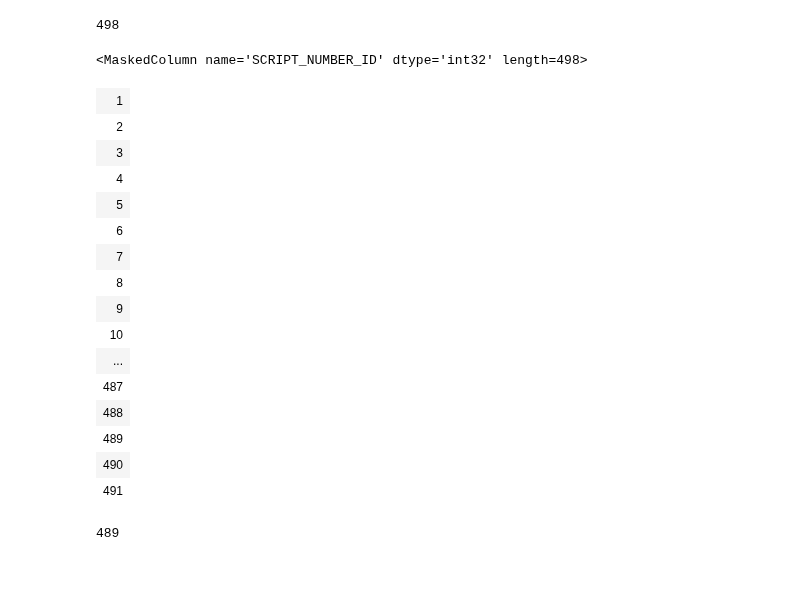
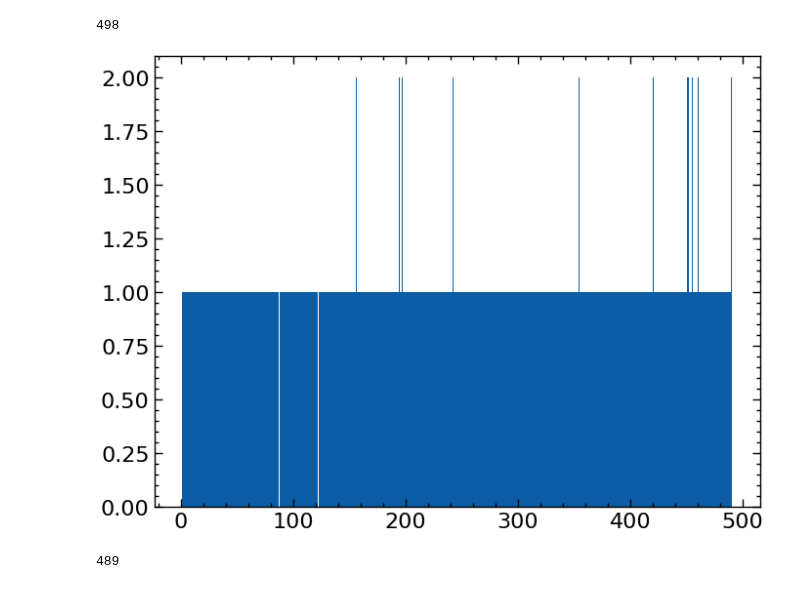
Before and after one commit to Chisen-Lupus/dwarf_agn_cosmos, a Jupyter notebook: hsc-ssp_specz.ipynb, the cells around one changed output. Drawn from its saved outputs; the diff is of its cells as text; code cells hidden in the pictures.

```diff
--- a/hsc-ssp_specz.ipynb
+++ b/hsc-ssp_specz.ipynb
@@ -68,11 +71,11 @@ from astroquery.simbad import Simbad
 
 # Add the redshift information
 customSimbad = Simbad()
-customSimbad.add_votable_fields('rvz_qual','rvz_wavelength','z_value')
+customSimbad.add_votable_fields('rvz_qual','rvz_wavelength','z_value', 'rvz_bibcode')
 
 result_table = customSimbad.query_region(cat_agn, radius=0.5*u.arcsec)
 
-# Sources with RVZ_WAVELENGTH == 'O' or rvz_qual!='E' should have an optical spectrum
+# Sources with RVZ_WAVELENGTH == 'O' and rvz_qual!='E' should have an optical spectrum
 print(len(result_table[result_table['RVZ_WAVELENGTH']=='O']))
 
 mask_spec_simbad = (result_table['RVZ_WAVELENGTH']=='O') & (result_table['RVZ_QUAL']!='E')
@@ -104,28 +107,16 @@ Table length=498
 len(result_table['SCRIPT_NUMBER_ID'])
 # %% [output]
 498
+# %%
+# check if almost each item has a return
+
+plt.hist(result_table['SCRIPT_NUMBER_ID'], bins=490);
+# %% [output]
+[figure, added]
 # %%
 unq, unq_idx, unq_cnt = np.unique(result_table['SCRIPT_NUMBER_ID'], return_inverse=True, return_counts=True)
 
-result_table['SCRIPT_NUMBER_ID'] #[unq_cnt>1]
+# result_table['SCRIPT_NUMBER_ID'] #[unq_cnt>1]
-# %% [output]
-<MaskedColumn name='SCRIPT_NUMBER_ID' dtype='int32' length=498>
-| 1 |
-| 2 |
-| 3 |
-| 4 |
-| 5 |
-| 6 |
-| 7 |
-| 8 |
-| 9 |
-| 10 |
-| ... |
-| 487 |
-| 488 |
-| 489 |
-| 490 |
-| 491 |
 # %%
 len(unq_cnt)
 # %% [output]
```
Also changed, not shown: parts of 8 cells of this notebook, 1 other file.
